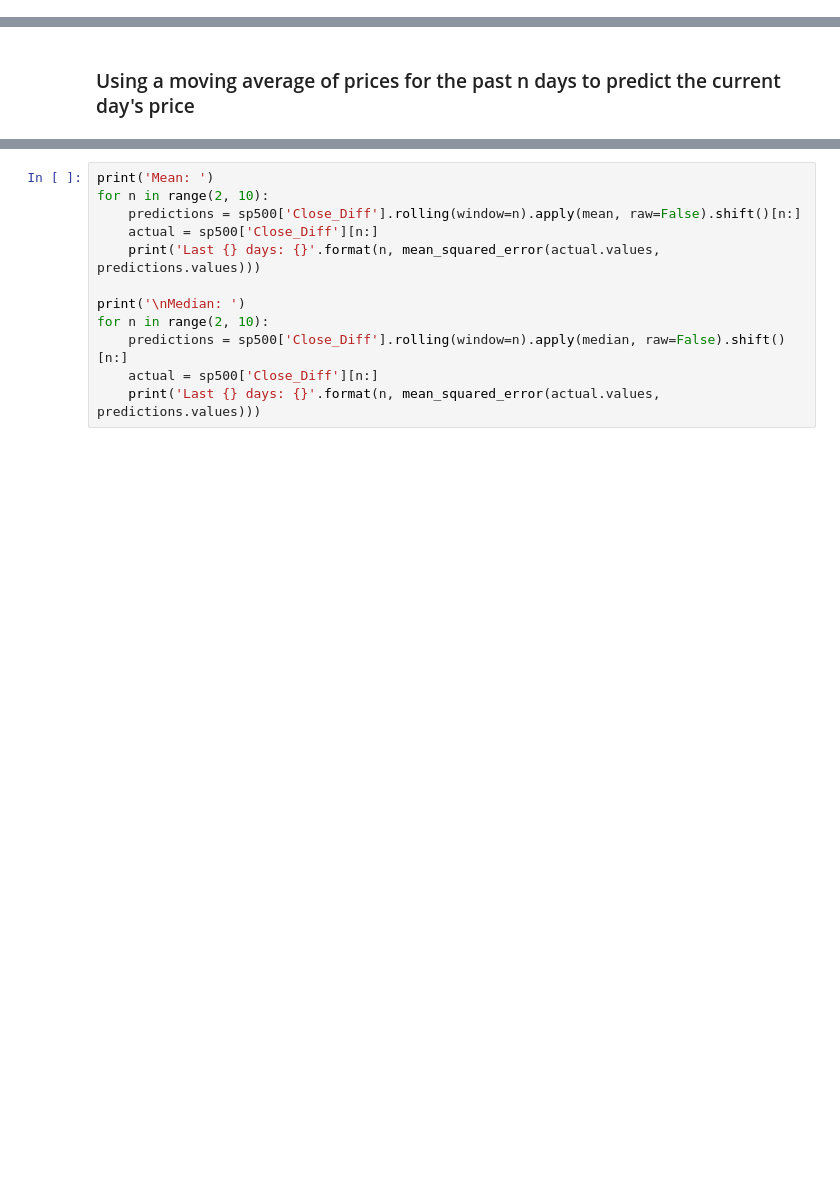
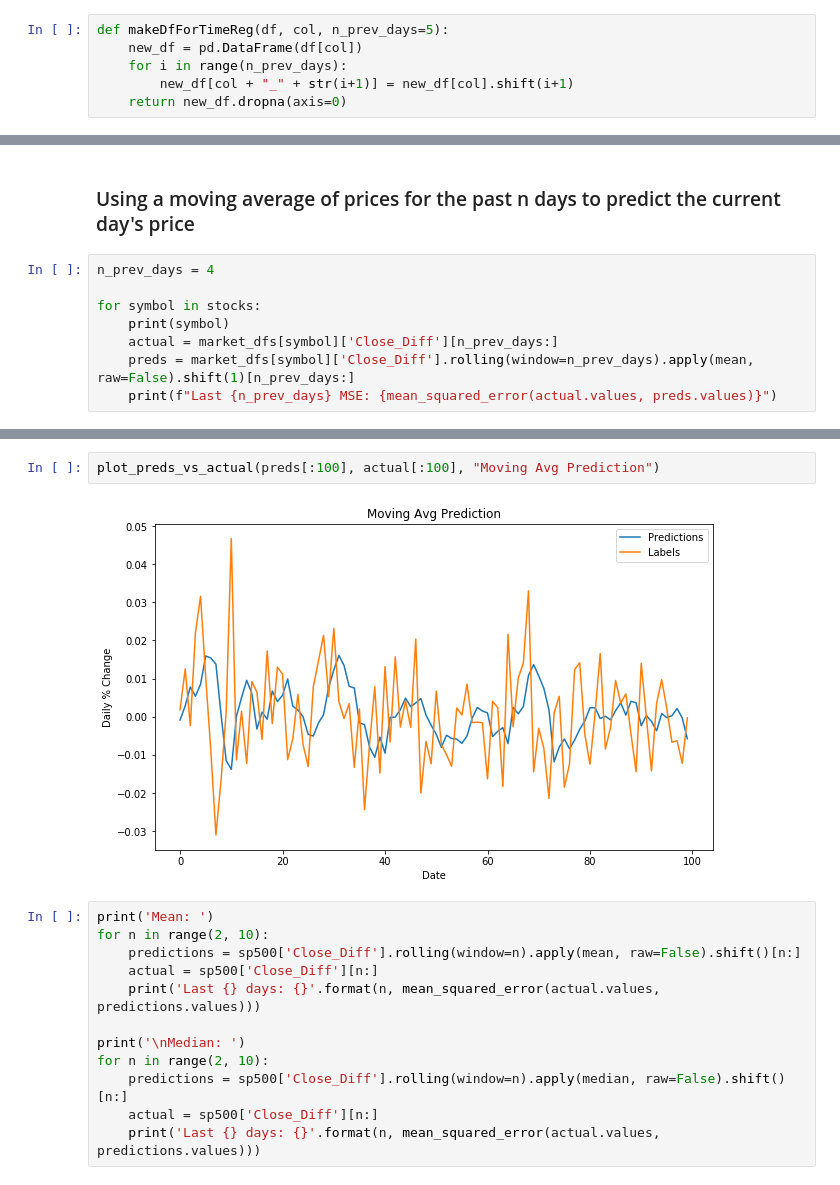
Before and after one commit to AbbyB/orie4741, a Jupyter notebook: Final Project/Baselines.ipynb, the cells around one changed output, grey strips where cells are left out. Drawn from its saved outputs; the diff is of its cells as text; blank space fills up the shorter version.

```diff
--- a/Final Project/Baselines.ipynb
+++ b/Final Project/Baselines.ipynb
@@ -103,0 +127,6 @@ Last 5 days weighted average: 0.5621540379784321
+# %%
+def makeDfForTimeReg(df, col, n_prev_days=5):
+    new_df = pd.DataFrame(df[col])
+    for i in range(n_prev_days):
+        new_df[col + "_" + str(i+1)] = new_df[col].shift(i+1)
+    return new_df.dropna(axis=0)
@@ -130,2 +222,10 @@ mean_squared_error(actual.values, predictions.values)
 # %% [markdown]
 ### Using a moving average of prices for the past n days to predict the current day's price
+# %%
+n_prev_days = 4
+
+for symbol in stocks:
+    print(symbol)
+    actual = market_dfs[symbol]['Close_Diff'][n_prev_days:]
+    preds = market_dfs[symbol]['Close_Diff'].rolling(window=n_prev_days).apply(mean, raw=False).shift(1)[n_prev_days:]
+    print(f"Last {n_prev_days} MSE: {mean_squared_error(actual.values, preds.values)}")
@@ -132,3 +243,7 @@ mean_squared_error(actual.values, predictions.values)
+# %%
+plot_preds_vs_actual(preds[:100], actual[:100], "Moving Avg Prediction")
+# %% [output]
+[figure, added]
 # %%
 print('Mean: ')
 for n in range(2, 10):
```
Also changed, not shown: parts of 26 cells of this notebook, 2 other files.
